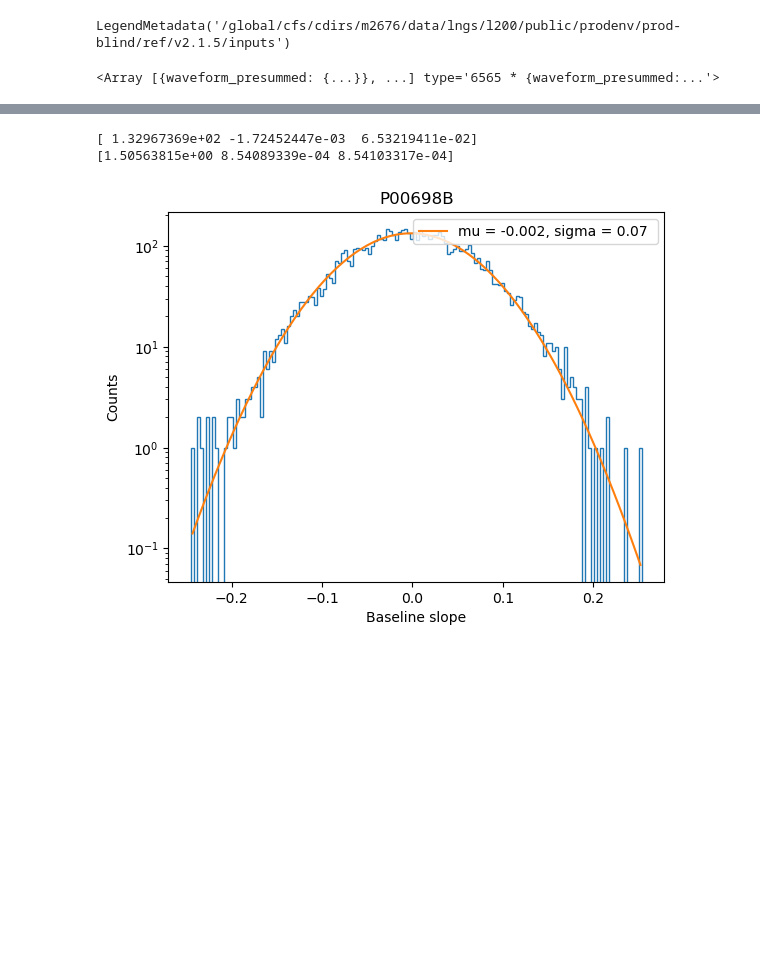
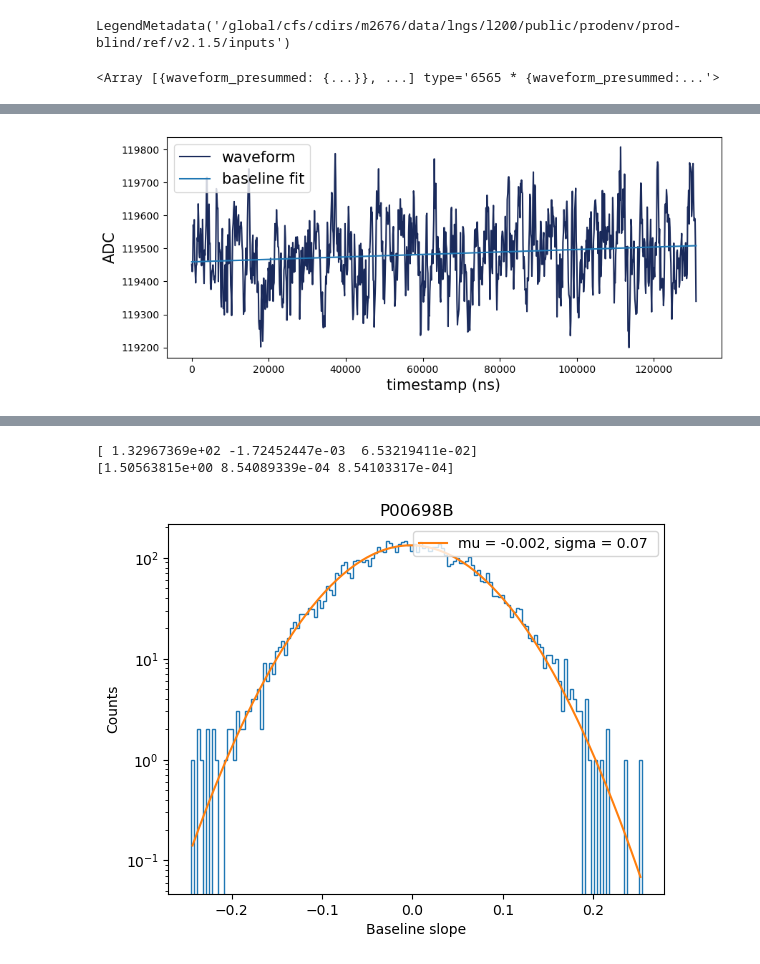
Before and after one commit to RitaF00/Low_Energy_QC, a Jupyter notebook: Baseline/bl_slope_FFT.ipynb, the cells around one changed output, grey strips where cells are left out. Saved outputs shown, nothing was run; the diff lists cells and outputs as text; code cells hidden in the pictures; blank space fills up the shorter version.

```diff
--- a/Baseline/bl_slope_FFT.ipynb
+++ b/Baseline/bl_slope_FFT.ipynb
@@ -209,3 +235,27 @@ wfs_ADC = ak.to_numpy(wfs["values"])
+# %%
+i = 2  # evento da visualizzare
+
+fig, ax = plt.subplots(figsize=(10, 4))
+
+wf = wfs_ADC[i]
+t0 = data_init["waveform_presummed"][i]["t0"]
+dt = data_init["waveform_presummed"][i]["dt"]
+
+timestamp = t0 + np.arange(len(wf)) * dt
+
+x_fit = np.arange(len(wf))
+baseline = calcs["bl_int"][i] + calcs["bl_slope"][i] * x_fit
+
+ax.plot(timestamp, wf, color = "#1A2A5B", label="waveform")
+ax.plot(timestamp, baseline, label="baseline fit")
+
+ax.set_xlabel("timestamp (ns)", fontsize = 15)
+ax.set_ylabel("ADC", fontsize = 15)
+ax.legend( fontsize = 15)
+
+plt.show()
+# %% [output]
+[figure, added]
 # %%
 calcs = fit_baseline_per_event(wfs_ADC)
 # %%
```
Also changed, not shown: parts of 3 cells of this notebook, 17 other files.
